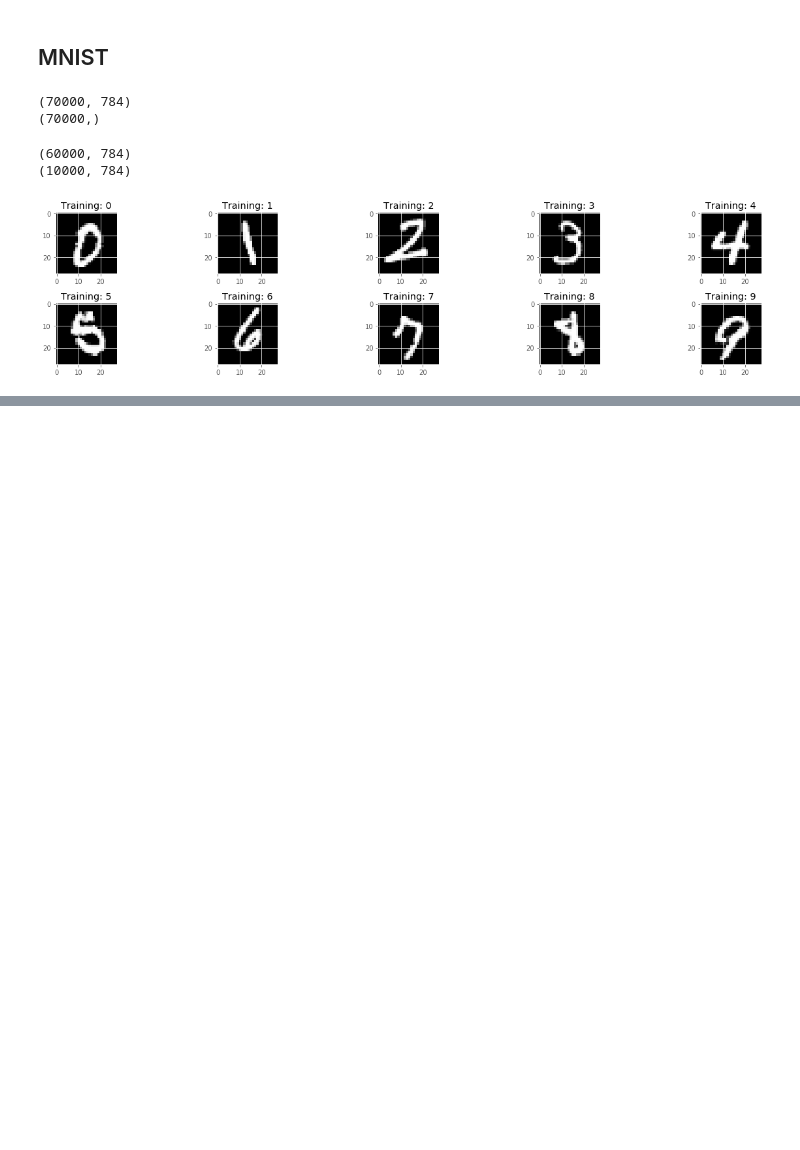
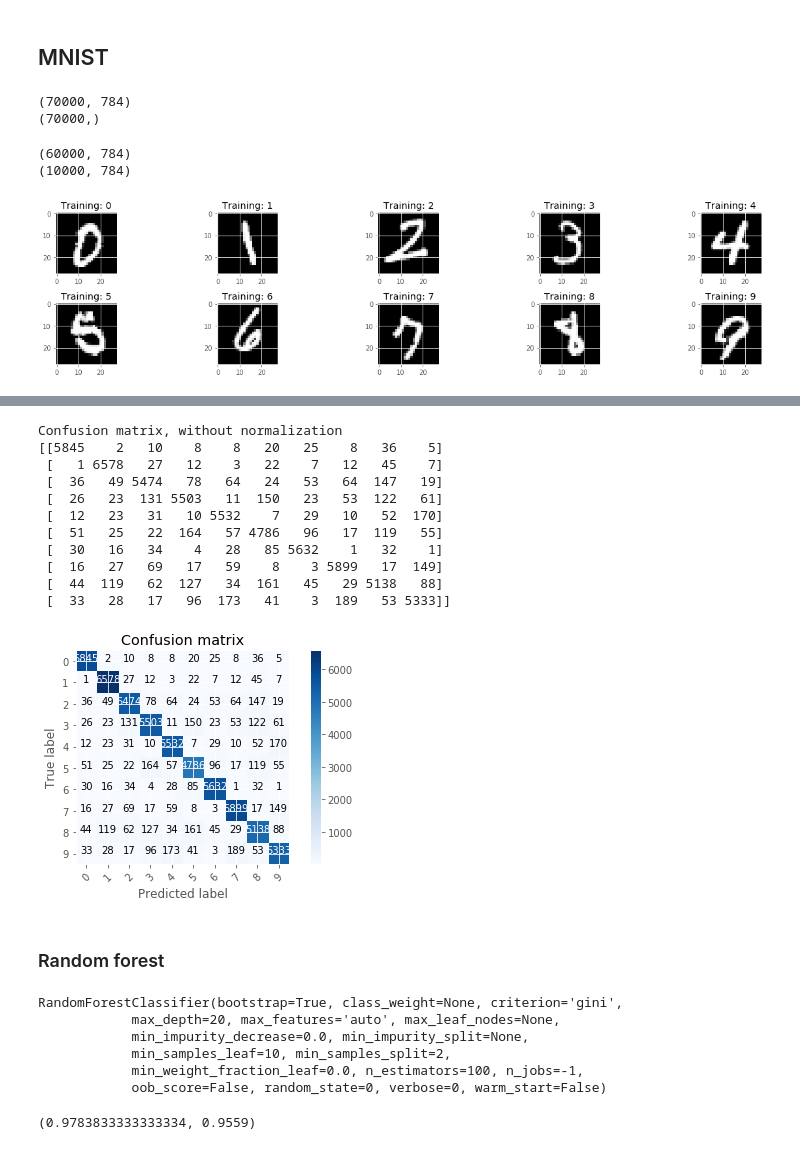
Before and after one commit to wangqinglhc/Practice_DataScience_projects, a Jupyter notebook: MNIST/MNIST_LR_RF.ipynb, the cells around one changed output, grey strips where cells are left out. Saved outputs shown, nothing was run; the diff lists cells and outputs as text; code cells hidden in the pictures; blank space fills up the shorter version.

```diff
--- a/Untitled Folder/Untitled.ipynb
+++ b/MNIST/MNIST_LR_RF.ipynb
@@ -187,6 +191,12 @@ print(X_test.shape)
 # %% [output]
 (60000, 784)
 (10000, 784)
+# %%
+X_train = X_train.astype('float32')
+X_test = X_test.astype('float32')
+
+X_train /= 255
+X_test /= 255
 # %%
 fig, ax = plt.subplots(2, 5, figsize=(18, 4))
 ax = ax.flatten()
@@ -201,0 +214,6 @@ plt.show()
+# %%
+from sklearn.linear_model import LogisticRegression
+
+lr = LogisticRegression(C=1.0, penalty='l2')
+# %%
+lr.fit(X_train, y_train)
@@ -201,0 +225,6 @@ plt.show()
+# %%
+y_train_pred = lr.predict(X_train)
+y_test_pred = lr.predict(X_test)
+acc_train = lr.score(X_train, y_train)
+acc_test = lr.score(X_test, y_test)
+acc_train, acc_test
@@ -201,0 +252,18 @@ plt.show()
+# %%
+cm_train = confusion_matrix(y_train, y_train_pred)
+plot_confusion_matrix(cm_train, [i for i in range(10)])
+# %% [output]
+Confusion matrix, without normalization
+[[5845    2   10    8    8   20   25    8   36    5]
+ [   1 6578   27   12    3   22    7   12   45    7]
+ [  36   49 5474   78   64   24   53   64  147   19]
+ [  26   23  131 5503   11  150   23   53  122   61]
+ [  12   23   31   10 5532    7   29   10   52  170]
+ [  51   25   22  164   57 4786   96   17  119   55]
+ [  30   16   34    4   28   85 5632    1   32    1]
+ [  16   27   69   17   59    8    3 5899   17  149]
+ [  44  119   62  127   34  161   45   29 5138   88]
+ [  33   28   17   96  173   41    3  189   53 5333]]
+[figure, added]
+# %% [markdown]
+### Random forest
@@ -201,0 +282,17 @@ plt.show()
+# %%
+rf.fit(X_train, y_train)
+# %% [output]
+RandomForestClassifier(bootstrap=True, class_weight=None, criterion='gini',
+            max_depth=20, max_features='auto', max_leaf_nodes=None,
+            min_impurity_decrease=0.0, min_impurity_split=None,
+            min_samples_leaf=10, min_samples_split=2,
+            min_weight_fraction_leaf=0.0, n_estimators=100, n_jobs=-1,
+            oob_score=False, random_state=0, verbose=0, warm_start=False)
+# %%
+y_train_pred = rf.predict(X_train)
+y_test_pred = rf.predict(X_test)
+acc_train = rf.score(X_train, y_train)
+acc_test = rf.score(X_test, y_test)
+acc_train, acc_test
+# %% [output]
+(0.9783833333333334, 0.9559)
```
Also changed, not shown: parts of 12 cells of this notebook, 1 other file.
